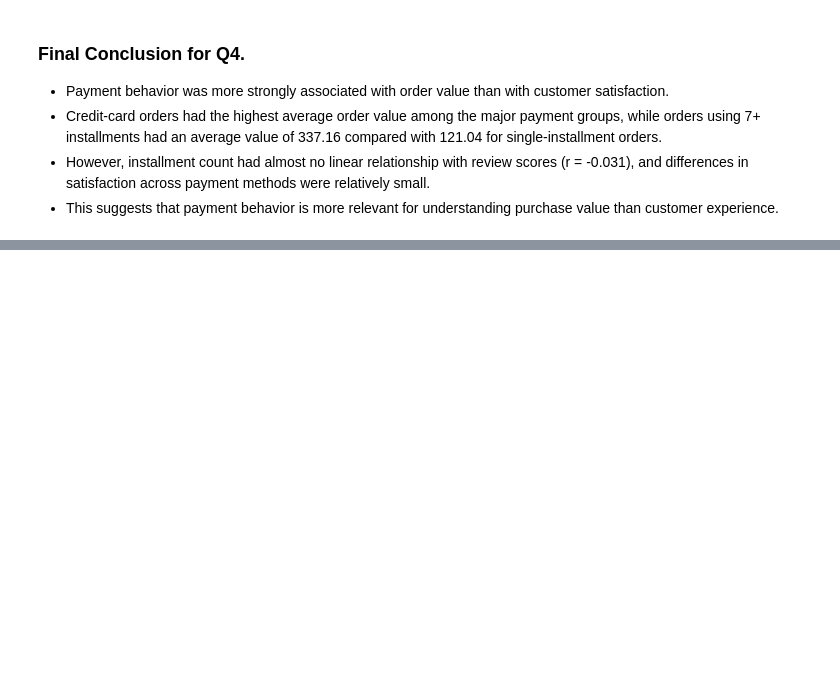
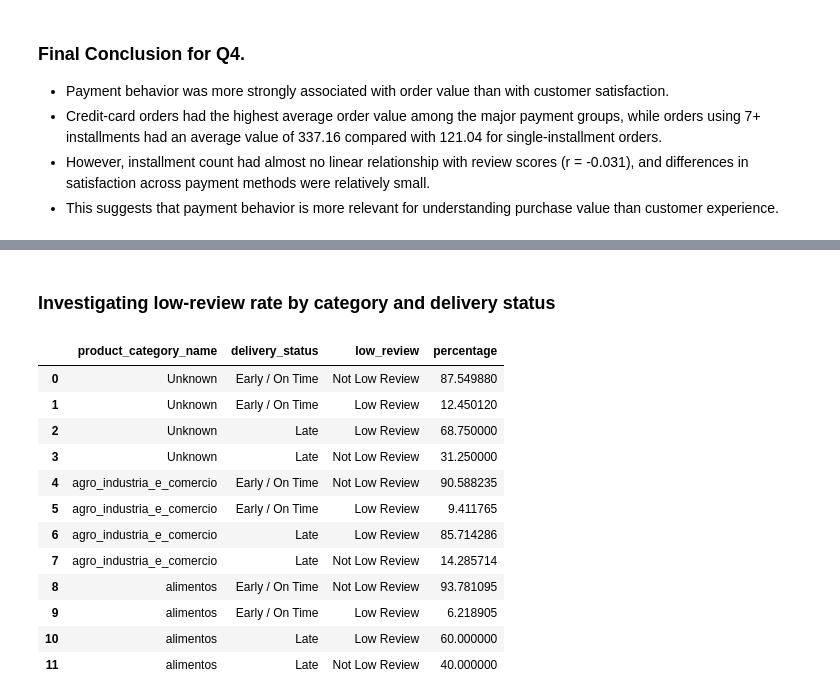
Before and after one commit to VishnuCodes96/olist-marketplace-analysis, a Jupyter notebook: notebooks/Olist_Marketplace_Performance_Customer_Experience_Analysis.ipynb, the cells around one changed output, grey strips where cells are left out. Cells and saved outputs as stored; diff of their text form; code cells hidden in the pictures; blank space fills up the shorter version.

```diff
--- a/notebooks/Olist_Marketplace_Performance_Customer_Experience_Analysis.ipynb
+++ b/notebooks/Olist_Marketplace_Performance_Customer_Experience_Analysis.ipynb
@@ -2591,0 +2707,26 @@ plt.show()
+# %% [markdown]
+### Investigating low-review rate by category and delivery status
+# %%
+category_low_review = (
+    delivery_reviews
+    .groupby(["product_category_name", "delivery_status"])["low_review"]
+    .value_counts(normalize=True)
+    .mul(100)
+    .reset_index(name="percentage")
+)
+
+category_low_review.head(12)
+# %% [output]
+|  | product_category_name | delivery_status | low_review | percentage |
+| 0 | Unknown | Early / On Time | Not Low Review | 87.549880 |
+| 1 | Unknown | Early / On Time | Low Review | 12.450120 |
+| 2 | Unknown | Late | Low Review | 68.750000 |
+| 3 | Unknown | Late | Not Low Review | 31.250000 |
+| 4 | agro_industria_e_comercio | Early / On Time | Not Low Review | 90.588235 |
+| 5 | agro_industria_e_comercio | Early / On Time | Low Review | 9.411765 |
+| 6 | agro_industria_e_comercio | Late | Low Review | 85.714286 |
+| 7 | agro_industria_e_comercio | Late | Not Low Review | 14.285714 |
+| 8 | alimentos | Early / On Time | Not Low Review | 93.781095 |
+| 9 | alimentos | Early / On Time | Low Review | 6.218905 |
+| 10 | alimentos | Late | Low Review | 60.000000 |
+| 11 | alimentos | Late | Not Low Review | 40.000000 |
```
Also changed, not shown: parts of 41 cells of this notebook.
